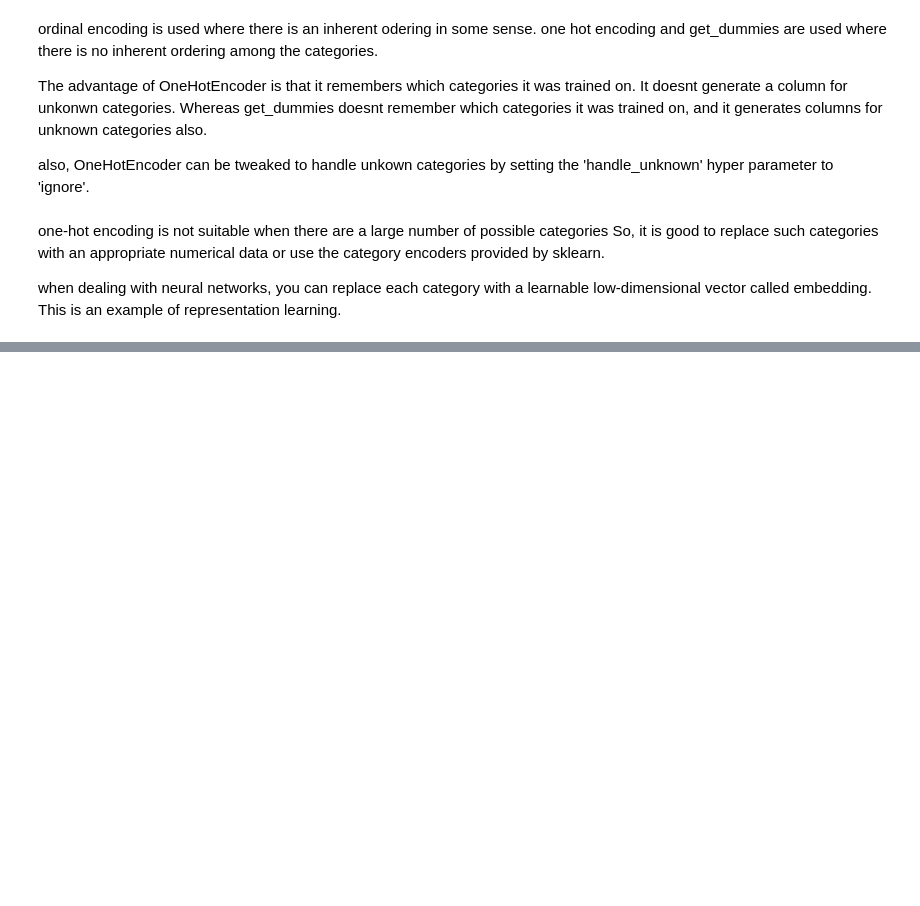
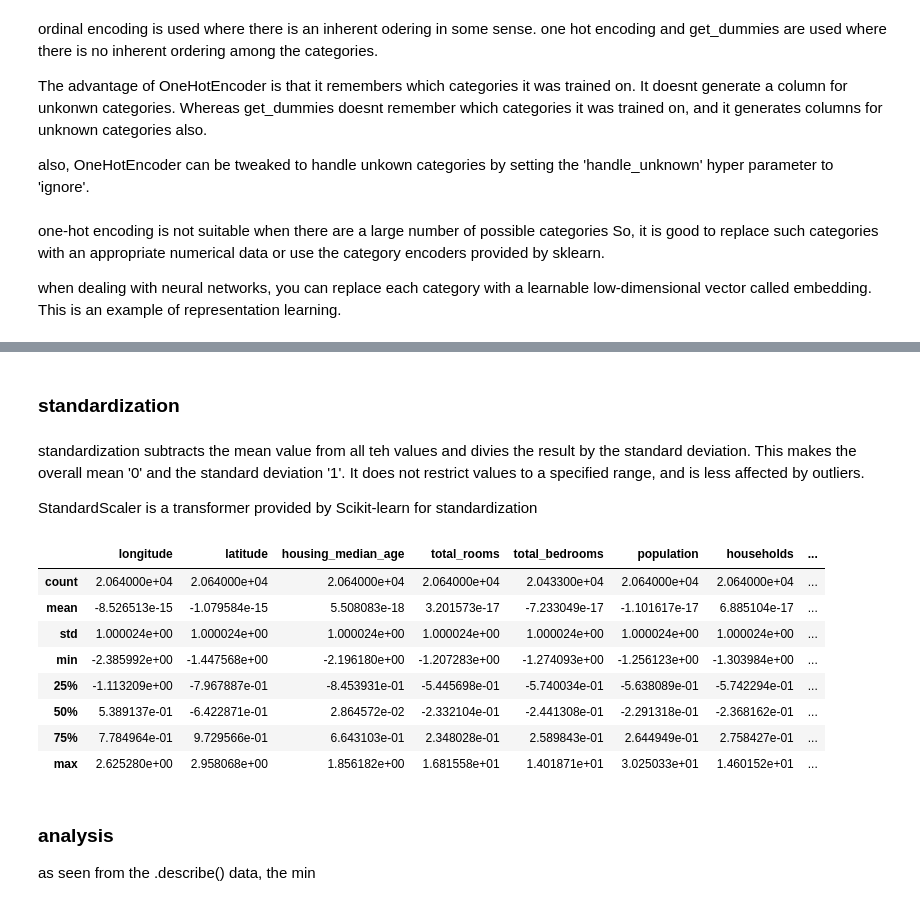
Before and after one commit to Peddinti-Sriram-Bharadwaj/ml, a Jupyter notebook: housing.ipynb, the cells around one changed output, grey strips where cells are left out. Drawn from its saved outputs; the diff is of its cells as text; code cells hidden in the pictures; blank space fills up the shorter version.

```diff
--- a/housing.ipynb
+++ b/housing.ipynb
@@ -569,0 +658,31 @@ when dealing with neural networks, you can replace each category with a learnabl
+# %% [markdown]
+### standardization
+# %% [markdown]
+standardization subtracts the mean value from all teh values and divies the result by the standard deviation.
+This makes the overall mean '0' and the standard deviation '1'.
+It does not restrict values to a specified range, and is less affected by outliers.
+
+StandardScaler is a transformer provided by Scikit-learn for standardization
+# %%
+from sklearn.preprocessing import StandardScaler
+
+std_scaler = StandardScaler()
+housing_num_std_scaled = std_scaler.fit_transform(housing_numeric)
+housing_num_std_scaled_df = pd.DataFrame(housing_num_std_scaled,
+                                        columns = std_scaler.get_feature_names_out(),
+                                        index = housing_numeric.index)
+housing_num_std_scaled_df.describe()
+# %% [output]
+|  | longitude | latitude | housing_median_age | total_rooms | total_bedrooms | population | households | ... |
+| count | 2.064000e+04 | 2.064000e+04 | 2.064000e+04 | 2.064000e+04 | 2.043300e+04 | 2.064000e+04 | 2.064000e+04 | ... |
+| mean | -8.526513e-15 | -1.079584e-15 | 5.508083e-18 | 3.201573e-17 | -7.233049e-17 | -1.101617e-17 | 6.885104e-17 | ... |
+| std | 1.000024e+00 | 1.000024e+00 | 1.000024e+00 | 1.000024e+00 | 1.000024e+00 | 1.000024e+00 | 1.000024e+00 | ... |
+| min | -2.385992e+00 | -1.447568e+00 | -2.196180e+00 | -1.207283e+00 | -1.274093e+00 | -1.256123e+00 | -1.303984e+00 | ... |
+| 25% | -1.113209e+00 | -7.967887e-01 | -8.453931e-01 | -5.445698e-01 | -5.740034e-01 | -5.638089e-01 | -5.742294e-01 | ... |
+| 50% | 5.389137e-01 | -6.422871e-01 | 2.864572e-02 | -2.332104e-01 | -2.441308e-01 | -2.291318e-01 | -2.368162e-01 | ... |
+| 75% | 7.784964e-01 | 9.729566e-01 | 6.643103e-01 | 2.348028e-01 | 2.589843e-01 | 2.644949e-01 | 2.758427e-01 | ... |
+| max | 2.625280e+00 | 2.958068e+00 | 1.856182e+00 | 1.681558e+01 | 1.401871e+01 | 3.025033e+01 | 1.460152e+01 | ... |
+# %% [markdown]
+### analysis
+
+as seen from the .describe() data, the min
```
Also changed, not shown: parts of 18 cells of this notebook.
